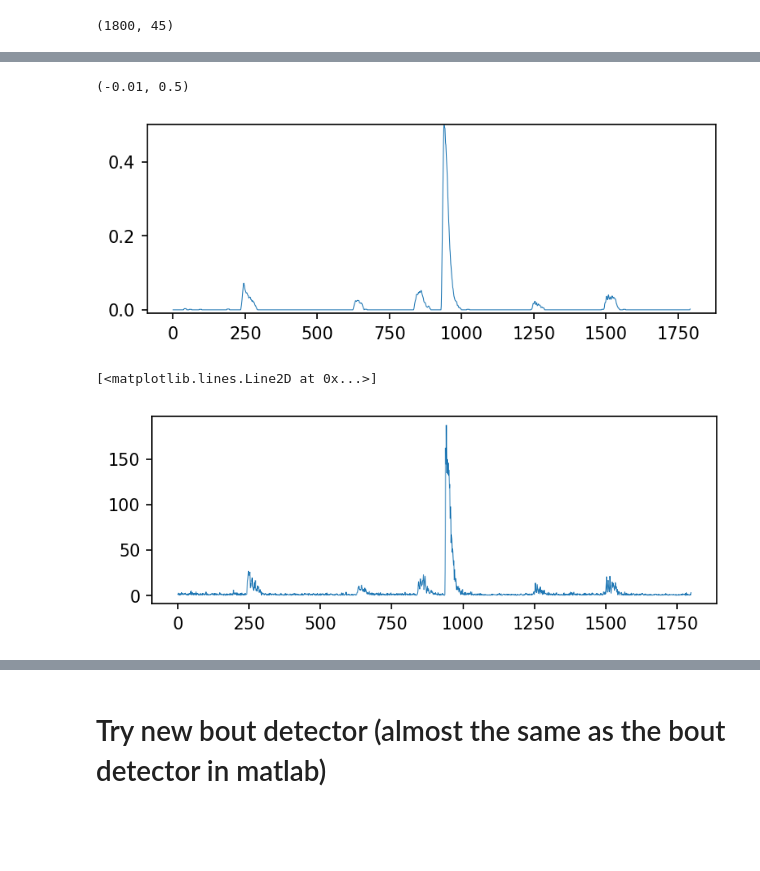
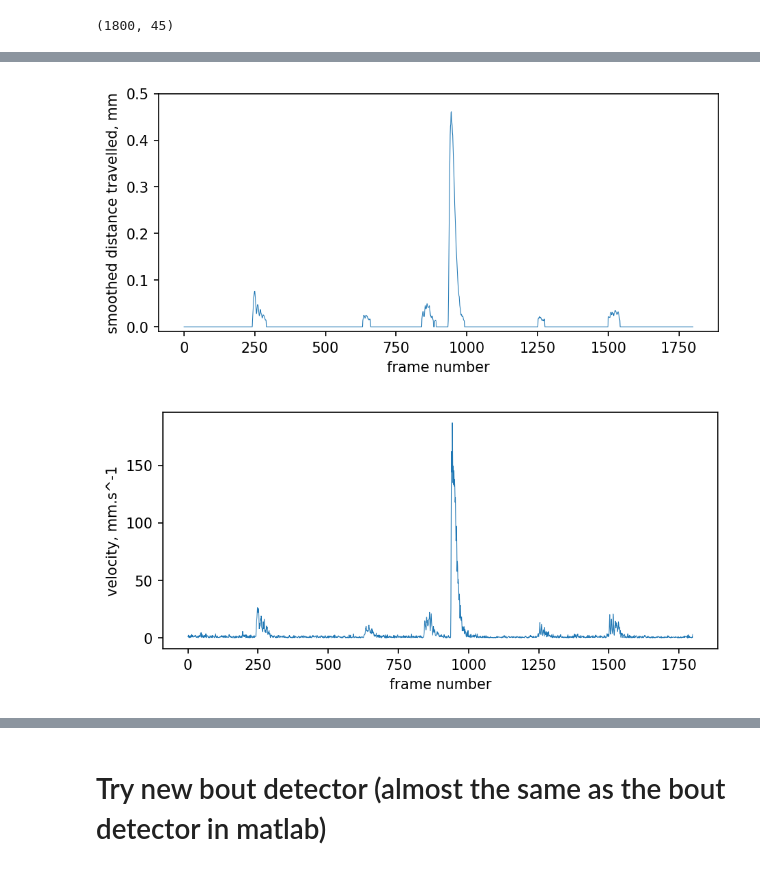
Before and after one commit to Scott-Lab-QBI/Scholz_et_al_2025_DLC-SLEAP_Analysis, a Jupyter notebook: Python/functionalities_test.ipynb, the cells around one changed output, grey strips where cells are left out. Saved outputs shown, nothing was run; the diff lists cells and outputs as text; code cells hidden in the pictures; blank space fills up the shorter version.

```diff
--- a/Python/functionalities_test.ipynb
+++ b/Python/functionalities_test.ipynb
@@ -1015,7 +1005,9 @@ df
 # %%
-plt.rcParams["figure.figsize"]=(6,2)
+plt.rcParams["figure.figsize"]=(7,3)
 plt.rcParams["figure.dpi"]=150
 plt.plot(df[('mtc_velocity','mtc_velocity')], linewidth=0.5)
+plt.xlabel('frame number')
+plt.ylabel('mean tail curvature velocity, degrees.s^-1')
 plt.ylim([-6000,6000])
 # %% [output]
 (-6000.0, 6000.0)
@@ -1041,4 +1037,4 @@ exp_metadata = {'experiment_specs': {'resolution_mmpx': 0.08},
 bodyparts_dict = {'point_metrics': ['L_eye_top', 'R_eye_top', 'L_eye_bottom', 'R_eye_bottom', 'swim_bladder'],
                   'vector_metrics':[['swim_bladder'],['L_eye_top', 'R_eye_top', 'L_eye_bottom', 'R_eye_bottom']]}
 
-all_metrics = get_all_metrics(dlc_df, exp_metadata=exp_metadata, bodyparts_dict=bodyparts_dict, pcutoff=0.8, mask=None, px_tolerances=(0.15,60), movavg=7, vector_smooth=9, truncate_tail_pts=9)
+all_metrics = get_all_metrics(dlc_df, exp_metadata=exp_metadata, bodyparts_dict=bodyparts_dict, pcutoff=0.8, mask=None, px_tolerances=(0.15,60), point_movavg=7, vector_smooth=9, truncate_tail_pts=9)
@@ -1065,7 +1060,3 @@ all_metrics
 dlc_df.shape
 # %% [output]
 (1800, 45)
-# %%
-plt.rcParams["figure.figsize"]=(6,2)
-plt.rcParams["figure.dpi"]=150
-plt.plot(all_metrics[('mtc', 'mtc')], linewidth=0.5)
@@ -1091,15 +1081,18 @@ plt.ylim([-0.01, 0.5])
 # %%
-plt.plot(convolve(all_metrics[('mean_body_keypoint', 'dist_travelled')].values.reshape((-1,)), np.ones(9), 'valid') / 9, linewidth=0.5)
+plt.plot(all_metrics[('mean_body_keypoint', 'dist_travelled_smooth')], linewidth=0.5)
 plt.ylim([-0.01, 0.5])
+plt.ylabel('smoothed distance travelled, mm')
+plt.xlabel('frame number')
+plt.show()
 # %% [output]
-(-0.01, 0.5)
-[figure, old version]
+[figure, new version]
 # %%
 plt.plot(all_metrics[('mean_body_keypoint', 'velocity')], linewidth=0.5)
-# plt.xlim([1000,2450])
+plt.ylabel('velocity, mm.s^-1')
+plt.xlabel('frame number')
+plt.show()
 # %% [output]
-[<matplotlib.lines.Line2D at 0x...>]
-[figure, old version]
+[figure, new version]
 # %%
 all_metrics
 # %% [output]
```
Also changed, not shown: parts of 35 cells of this notebook, 3 other files.
